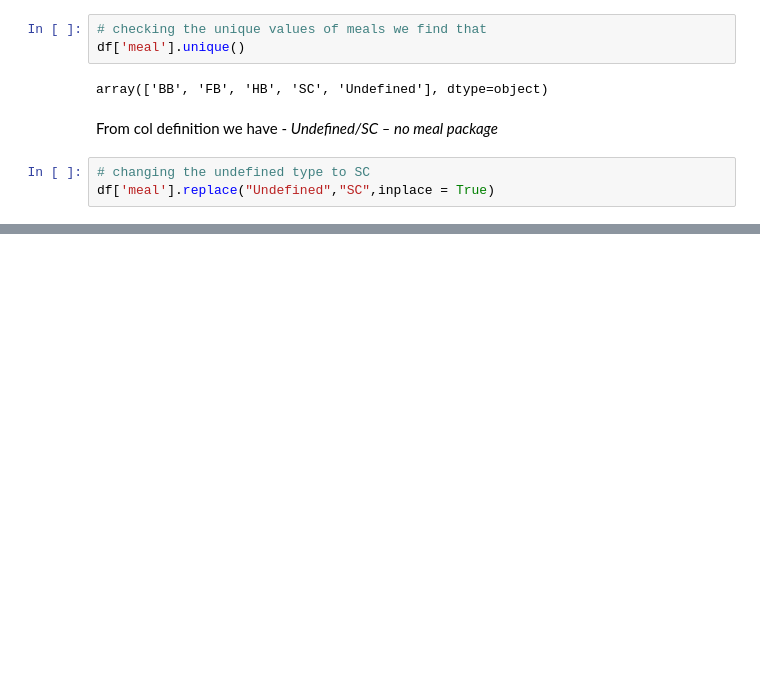
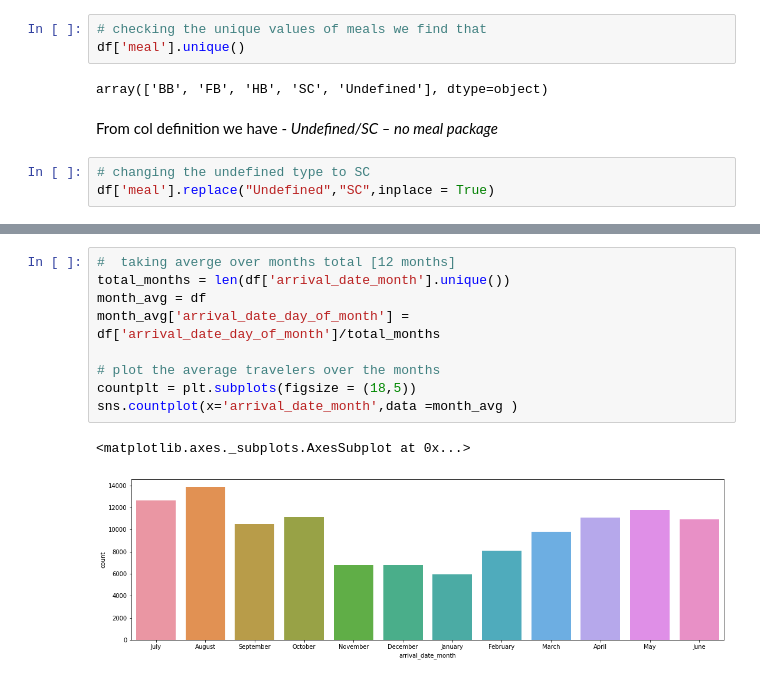
Before and after one commit to Sukruthr/Hotel-Booking-Data-EDA, a Jupyter notebook: EDA_HBD.ipynb, the cells around one changed output, grey strips where cells are left out. Cells and saved outputs as stored; diff of their text form; blank space fills up the shorter version.

```diff
--- a/EDA_HBD.ipynb
+++ b/EDA_HBD.ipynb
@@ -228,0 +270,12 @@ df['meal'].replace("Undefined","SC",inplace = True)
+# %%
+#  taking averge over months total [12 months]
+total_months = len(df['arrival_date_month'].unique())
+month_avg = df
+month_avg['arrival_date_day_of_month'] = df['arrival_date_day_of_month']/total_months
+
+# plot the average travelers over the months
+countplt = plt.subplots(figsize = (18,5))
+sns.countplot(x='arrival_date_month',data =month_avg )
+# %% [output]
+<matplotlib.axes._subplots.AxesSubplot at 0x...>
+[figure, added]
```
Also changed, not shown: parts of 60 cells of this notebook.
